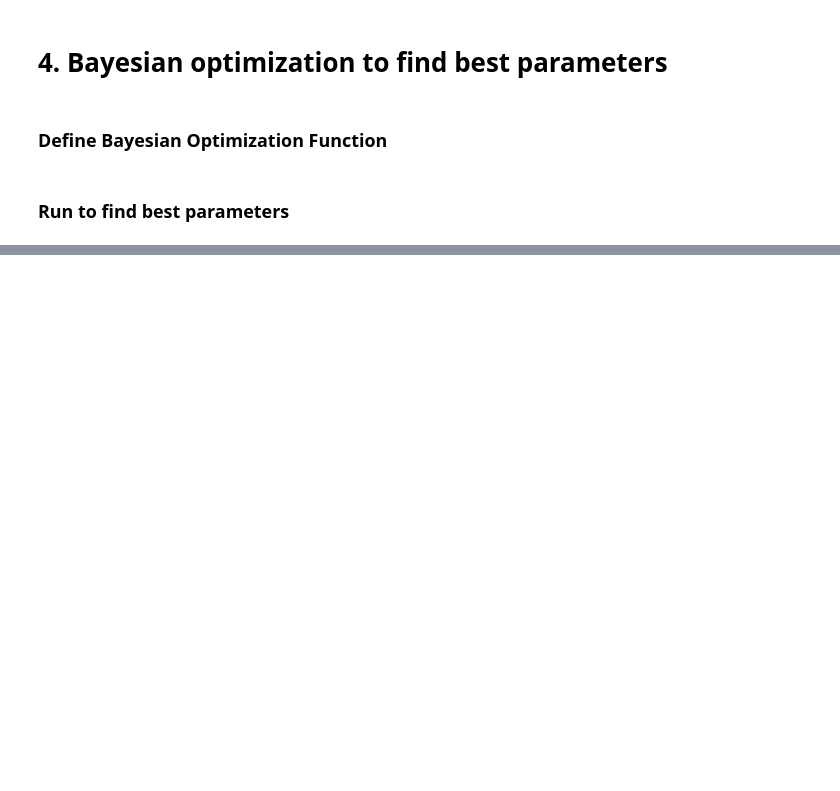
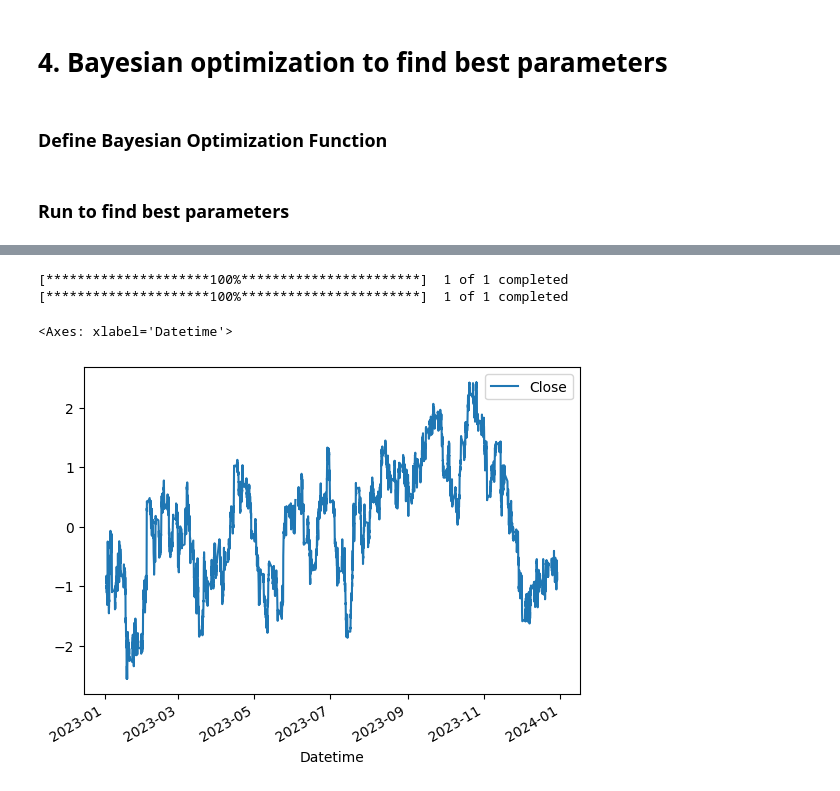
Before and after one commit to Renuto/Trading-Algorithmic, a Jupyter notebook: Statistical Arbitrage/statistical_arbitrage_with_bayesian_optimization.ipynb, the cells around one changed output, grey strips where cells are left out. Saved outputs shown, nothing was run; the diff lists cells and outputs as text; code cells hidden in the pictures; blank space fills up the shorter version.

```diff
--- a/Statistical Arbitrage/statistical_arbitrage_with_bayesian_optimization.ipynb
+++ b/Statistical Arbitrage/statistical_arbitrage_with_bayesian_optimization.ipynb
@@ -903,0 +1041,17 @@ Half-Life: 27.88
+# %%
+# get the best pair
+stock1 = 'EURGBP=X'
+stock2 = 'NZDCAD=X'
+
+    # Download stock data
+start_date = "2023-01-01"
+end_date = "2024-01-01"
+
+df1 = yf.download(stock1, start=start_date, end=end_date, interval = "1h")
+df2 = yf.download(stock2, start=start_date, end=end_date, interval = "1h")
+
+
+spread, spread_zcore = calculate_log_spread_and_zscore(df1, df2)
+# %% [output]
+[*********************100%***********************]  1 of 1 completed
+[*********************100%***********************]  1 of 1 completed
@@ -903,0 +1060,7 @@ Half-Life: 27.88
+# %%
+spread_zcore_df = pd.DataFrame(spread_zcore)
+# %%
+spread_zcore_df.plot()
+# %% [output]
+<Axes: xlabel='Datetime'>
+[figure, added]
```
Also changed, not shown: parts of 13 cells of this notebook.
